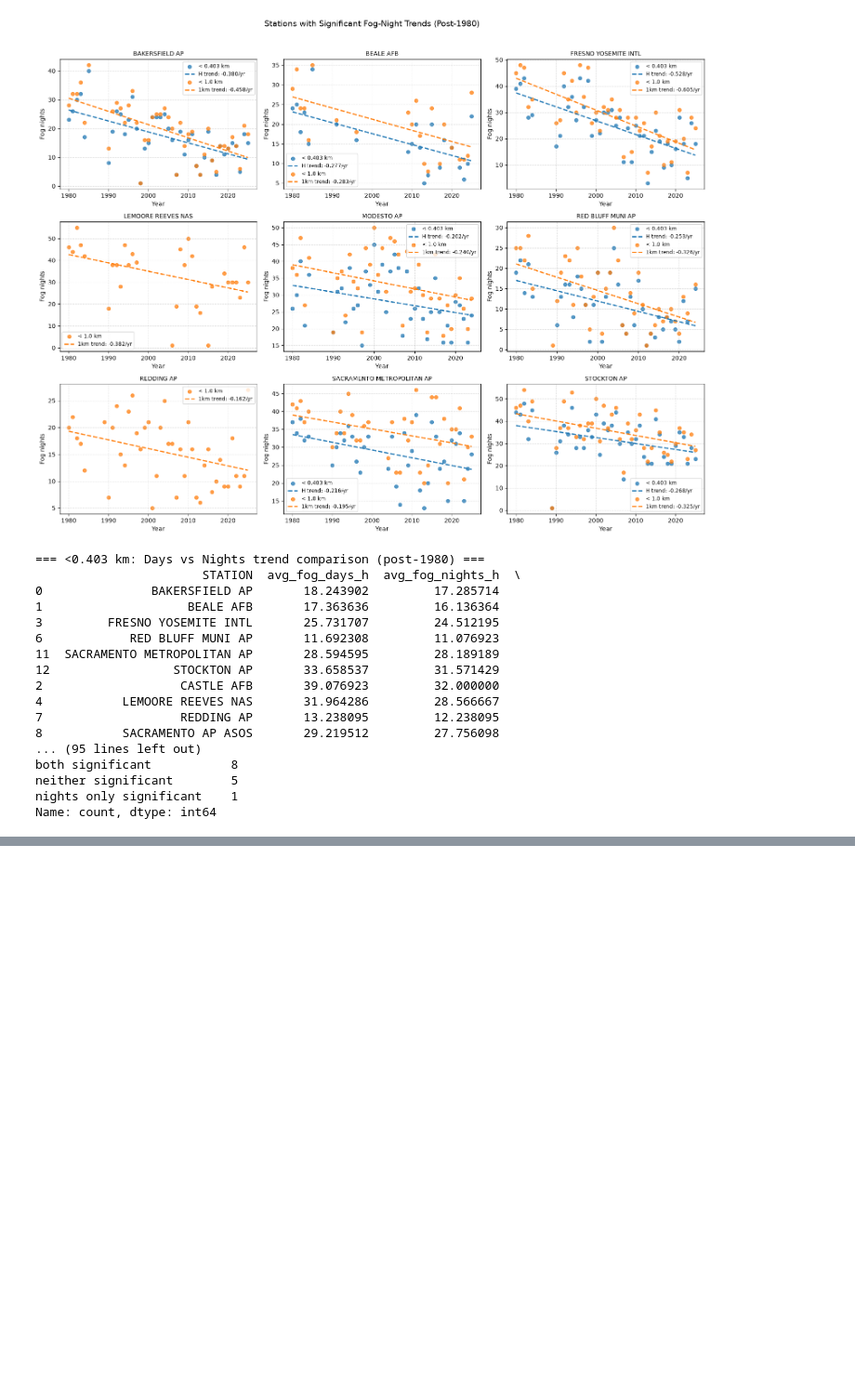
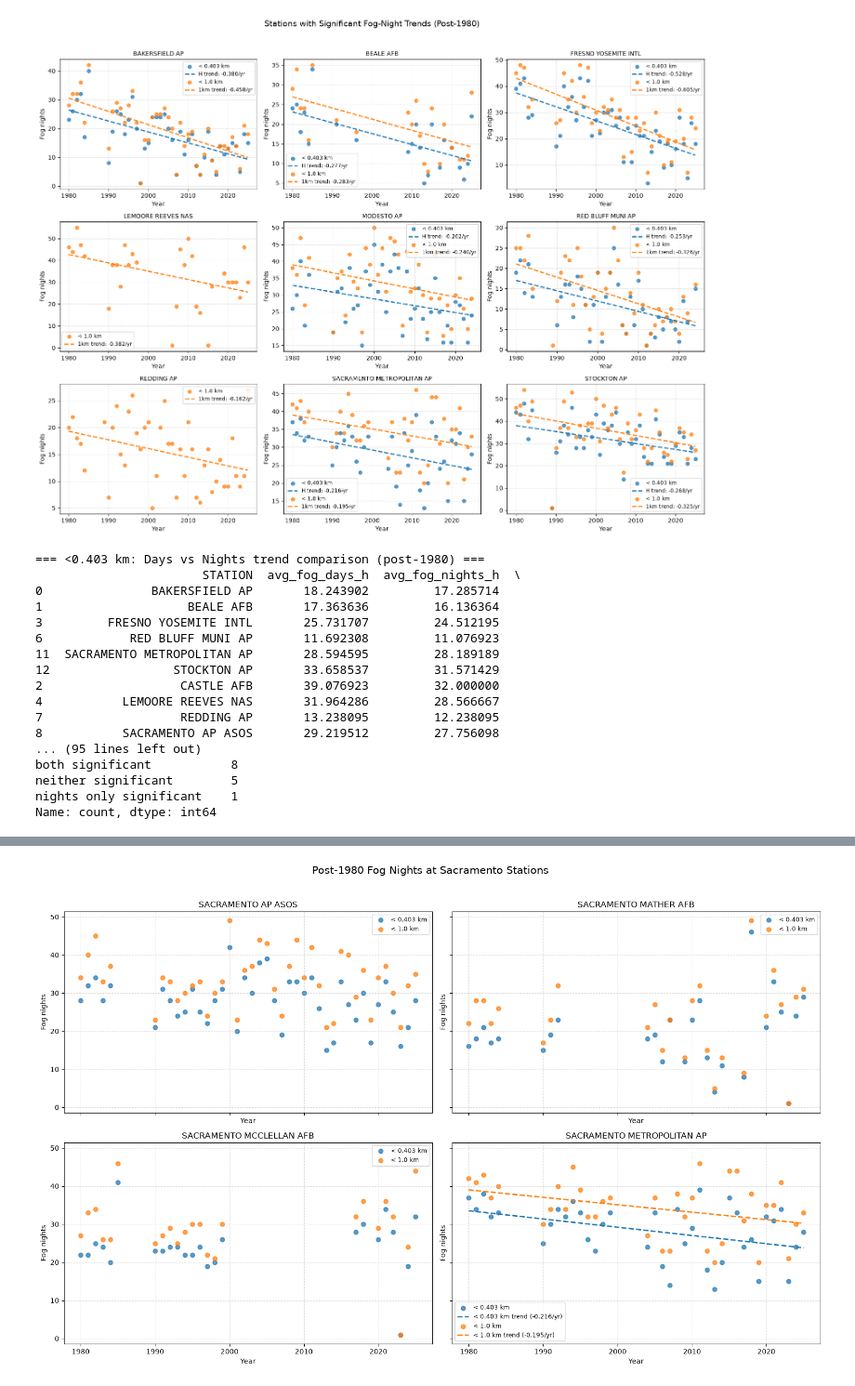
Before and after one commit to audfish/WQ2026, a Jupyter notebook: CV_Visibility_Testing_combined.ipynb, the cells around one changed output, grey strips where cells are left out. Shown at 93% size. Saved outputs shown, nothing was run; the diff lists cells and outputs as text; code cells hidden in the pictures; blank space fills up the shorter version.

Commit message:
Testing nights (need to fix)

```diff
--- a/CV_Visibility_Testing_combined.ipynb
+++ b/CV_Visibility_Testing_combined.ipynb
@@ -1245,0 +1348,89 @@ Name: count, dtype: int64
+# %%
+# Scatterplots of post-1980 fog nights for Sacramento stations.
+# Trend lines are shown only for statistically significant trends (p < 0.05).
+
+sacramento_night_stations = sorted(
+    set(
+        post1980_nights_h.loc[
+            post1980_nights_h["STATION"].str.contains("SACRAMENTO", case=False, na=False),
+            "STATION"
+        ]
+    )
+    | set(
+        post1980_nights_1km.loc[
+            post1980_nights_1km["STATION"].str.contains("SACRAMENTO", case=False, na=False),
+            "STATION"
+        ]
+    )
+)
+
+stations_h_sig_nights_post1980 = set(significant_nights_h_post1980["STATION"])
+stations_1km_sig_nights_post1980 = set(significant_nights_1km_post1980["STATION"])
+
+ncols = 2
+nrows = int(np.ceil(len(sacramento_night_stations) / ncols))
+
+fig, axes = plt.subplots(
+    nrows, ncols, figsize=(16, nrows * 5), sharex=True, sharey=True
+)
+axes = np.asarray(axes).reshape(-1)
+
+for idx, station in enumerate(sacramento_night_stations):
+    ax = axes[idx]
+
+    df_h = post1980_nights_h[
+        post1980_nights_h["STATION"] == station
+    ].sort_values("year")
+
+    df_1km = post1980_nights_1km[
+        post1980_nights_1km["STATION"] == station
+    ].sort_values("year")
+
+    if not df_h.empty:
+        ax.scatter(
+            df_h["year"], df_h["fog_nights"],
+            color="tab:blue", alpha=0.75, s=40,
+            label="< 0.403 km"
+        )
+
+        if station in stations_h_sig_nights_post1980:
+            model_h = smf.ols("fog_nights ~ year", data=df_h).fit()
+            ax.plot(
+                df_h["year"], model_h.predict(df_h),
+                color="tab:blue", linestyle="--", linewidth=2,
+                label=f"< 0.403 km trend ({model_h.params['year']:.3f}/yr)"
+            )
+
+    if not df_1km.empty:
+        ax.scatter(
+            df_1km["year"], df_1km["fog_nights"],
+            color="tab:orange", alpha=0.75, s=40,
+            label="< 1.0 km"
+        )
+
+        if station in stations_1km_sig_nights_post1980:
+            model_1km = smf.ols("fog_nights ~ year", data=df_1km).fit()
+            ax.plot(
+                df_1km["year"], model_1km.predict(df_1km),
+                color="tab:orange", linestyle="--", linewidth=2,
+                label=f"< 1.0 km trend ({model_1km.params['year']:.3f}/yr)"
+            )
+
+    ax.set_title(station)
+    ax.set_xlabel("Year")
+    ax.set_ylabel("Fog nights")
+    ax.grid(True, linestyle="--", alpha=0.4)
+    ax.legend(fontsize="small")
+
+for ax in axes[len(sacramento_night_stations):]:
+    fig.delaxes(ax)
+
+fig.suptitle(
+    "Post-1980 Fog Nights at Sacramento Stations",
+    fontsize=15,
+    y=1.02
+)
+plt.tight_layout()
+plt.show()
+# %% [output]
+[figure, added]
```
Also changed, not shown: parts of 1 cell of this notebook.
